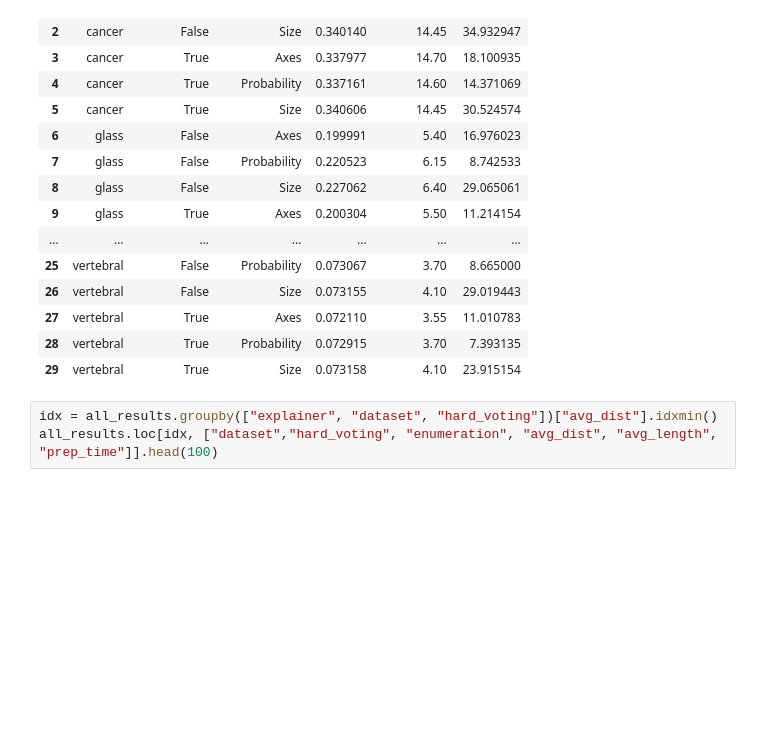
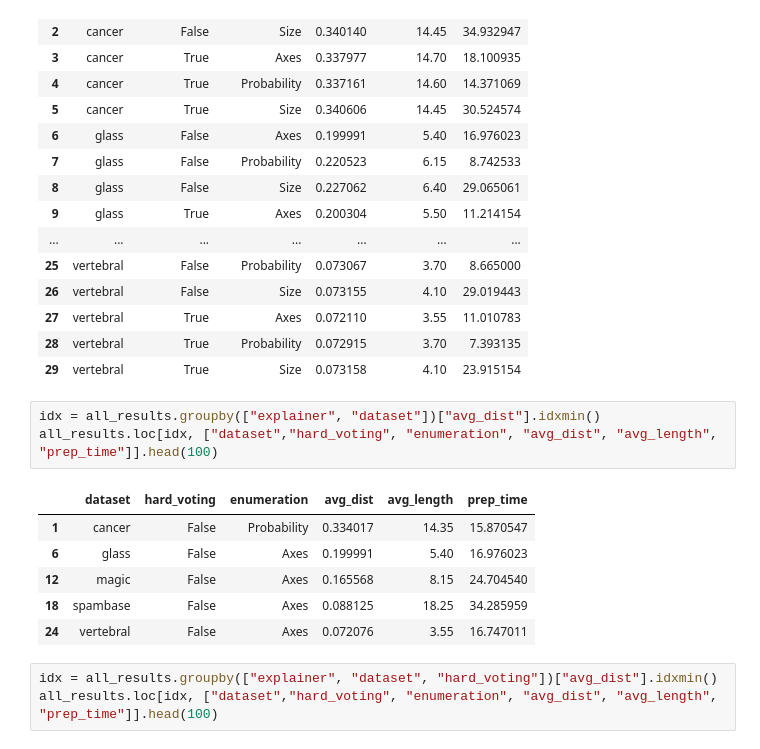
Before and after one commit to PeterVanNostrand/FACET, a Jupyter notebook: figures/vary_enum.ipynb, the cells around one changed output. Saved outputs shown, nothing was run; the diff lists cells and outputs as text; blank space fills up the shorter version.

```diff
--- a/figures/vary_enum.ipynb
+++ b/figures/vary_enum.ipynb
@@ -49,6 +49,16 @@ all_results[["dataset","hard_voting", "enumeration", "avg_dist", "avg_length", "
 | 27 | vertebral | True | Axes | 0.072110 | 3.55 | 11.010783 |
 | 28 | vertebral | True | Probability | 0.072915 | 3.70 | 7.393135 |
 | 29 | vertebral | True | Size | 0.073158 | 4.10 | 23.915154 |
+# %%
+idx = all_results.groupby(["explainer", "dataset"])["avg_dist"].idxmin()
+all_results.loc[idx, ["dataset","hard_voting", "enumeration", "avg_dist", "avg_length", "prep_time"]].head(100)
+# %% [output]
+|  | dataset | hard_voting | enumeration | avg_dist | avg_length | prep_time |
+| 1 | cancer | False | Probability | 0.334017 | 14.35 | 15.870547 |
+| 6 | glass | False | Axes | 0.199991 | 5.40 | 16.976023 |
+| 12 | magic | False | Axes | 0.165568 | 8.15 | 24.704540 |
+| 18 | spambase | False | Axes | 0.088125 | 18.25 | 34.285959 |
+| 24 | vertebral | False | Axes | 0.072076 | 3.55 | 16.747011 |
 # %%
 idx = all_results.groupby(["explainer", "dataset", "hard_voting"])["avg_dist"].idxmin()
 all_results.loc[idx, ["dataset","hard_voting", "enumeration", "avg_dist", "avg_length", "prep_time"]].head(100)
```
Also changed, not shown: 8 other files.
